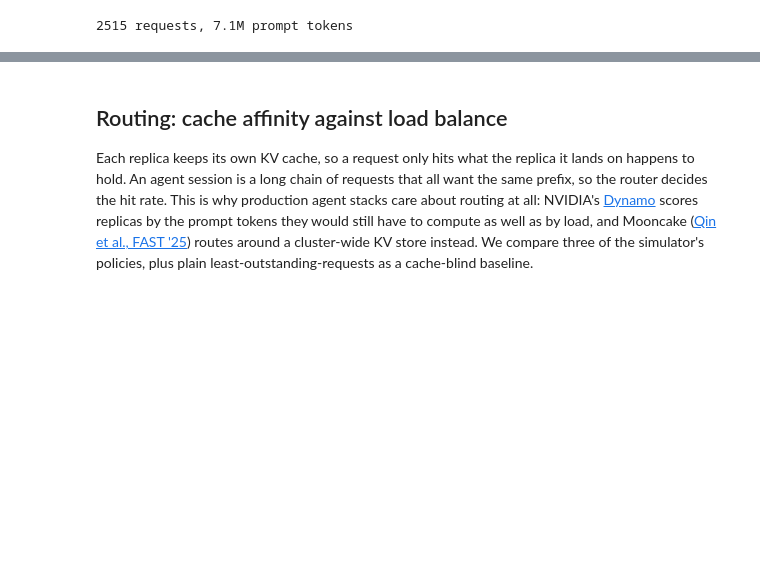
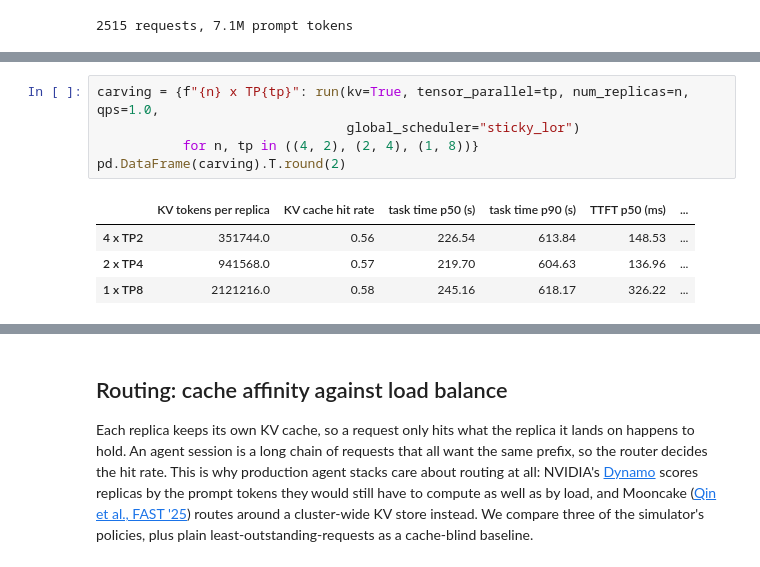
Before and after one commit to kwmaeng91/studying-llm-systems-without-gpus, a Jupyter notebook: docs/lectures/07-scheduling-agentic-workloads.ipynb, the cells around one changed output, grey strips where cells are left out. Cells and saved outputs as stored; diff of their text form; blank space fills up the shorter version.

```diff
--- a/docs/lectures/07-scheduling-agentic-workloads.ipynb
+++ b/docs/lectures/07-scheduling-agentic-workloads.ipynb
@@ -63,0 +127,10 @@ print(f"{len(busy_sessions)} requests, "
+# %%
+carving = {f"{n} x TP{tp}": run(kv=True, tensor_parallel=tp, num_replicas=n, qps=1.0,
+                                global_scheduler="sticky_lor")
+           for n, tp in ((4, 2), (2, 4), (1, 8))}
+pd.DataFrame(carving).T.round(2)
+# %% [output]
+|  | KV tokens per replica | KV cache hit rate | task time p50 (s) | task time p90 (s) | TTFT p50 (ms) | ... |
+| 4 x TP2 | 351744.0 | 0.56 | 226.54 | 613.84 | 148.53 | ... |
+| 2 x TP4 | 941568.0 | 0.57 | 219.70 | 604.63 | 136.96 | ... |
+| 1 x TP8 | 2121216.0 | 0.58 | 245.16 | 618.17 | 326.22 | ... |
```
Also changed, not shown: parts of 13 cells of this notebook, 4 other files.
